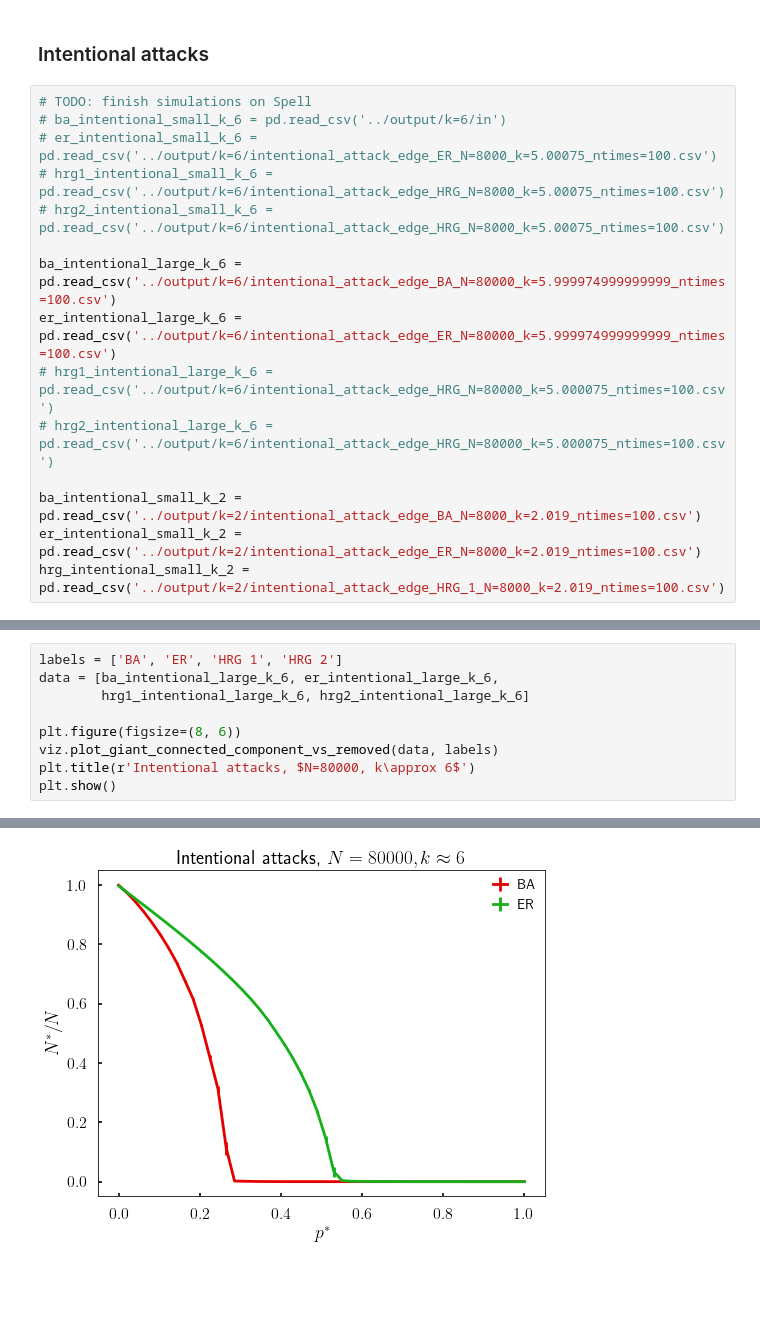
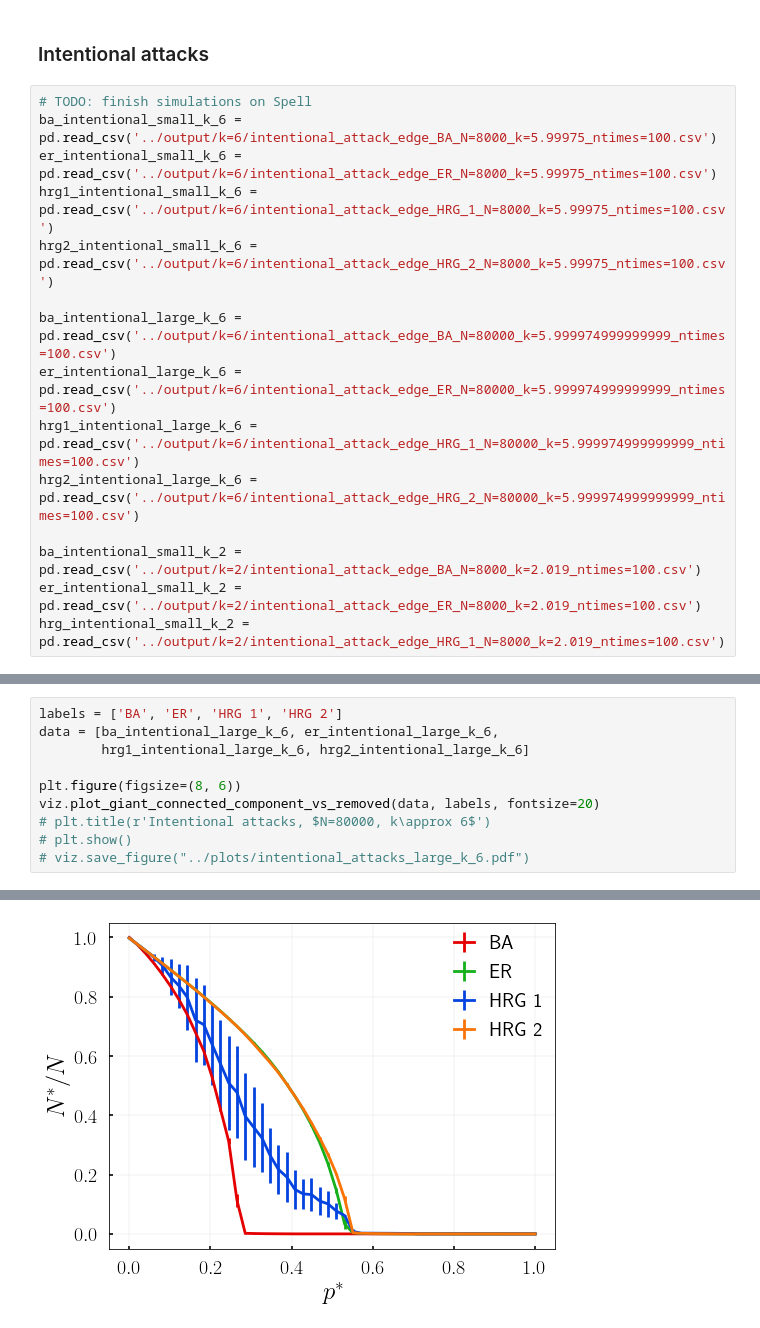
Before and after one commit to robertjankowski/attacks-on-hierarchical-networks, a Jupyter notebook: notebooks/attacks_on_hrg_results.ipynb, the cells around one changed output, grey strips where cells are left out. Drawn from its saved outputs; the diff is of its cells as text; blank space fills up the shorter version.

```diff
--- a/notebooks/attacks_on_hrg_results.ipynb
+++ b/notebooks/attacks_on_hrg_results.ipynb
@@ -102,15 +108,15 @@ plt.show()
 ### Intentional attacks
 # %%
 # TODO: finish simulations on Spell
-# ba_intentional_small_k_6 = pd.read_csv('../output/k=6/in')
-# er_intentional_small_k_6 = pd.read_csv('../output/k=6/intentional_attack_edge_ER_N=8000_k=5.00075_ntimes=100.csv')
-# hrg1_intentional_small_k_6 = pd.read_csv('../output/k=6/intentional_attack_edge_HRG_N=8000_k=5.00075_ntimes=100.csv')
-# hrg2_intentional_small_k_6 = pd.read_csv('../output/k=6/intentional_attack_edge_HRG_N=8000_k=5.00075_ntimes=100.csv')
+ba_intentional_small_k_6 = pd.read_csv('../output/k=6/intentional_attack_edge_BA_N=8000_k=5.99975_ntimes=100.csv')
+er_intentional_small_k_6 = pd.read_csv('../output/k=6/intentional_attack_edge_ER_N=8000_k=5.99975_ntimes=100.csv')
+hrg1_intentional_small_k_6 = pd.read_csv('../output/k=6/intentional_attack_edge_HRG_1_N=8000_k=5.99975_ntimes=100.csv')
+hrg2_intentional_small_k_6 = pd.read_csv('../output/k=6/intentional_attack_edge_HRG_2_N=8000_k=5.99975_ntimes=100.csv')
 
 ba_intentional_large_k_6 = pd.read_csv('../output/k=6/intentional_attack_edge_BA_N=80000_k=5.999974999999999_ntimes=100.csv')
 er_intentional_large_k_6 = pd.read_csv('../output/k=6/intentional_attack_edge_ER_N=80000_k=5.999974999999999_ntimes=100.csv')
-# hrg1_intentional_large_k_6 = pd.read_csv('../output/k=6/intentional_attack_edge_HRG_N=80000_k=5.000075_ntimes=100.csv')
-# hrg2_intentional_large_k_6 = pd.read_csv('../output/k=6/intentional_attack_edge_HRG_N=80000_k=5.000075_ntimes=100.csv')
+hrg1_intentional_large_k_6 = pd.read_csv('../output/k=6/intentional_attack_edge_HRG_1_N=80000_k=5.999974999999999_ntimes=100.csv')
+hrg2_intentional_large_k_6 = pd.read_csv('../output/k=6/intentional_attack_edge_HRG_2_N=80000_k=5.999974999999999_ntimes=100.csv')
 
 ba_intentional_small_k_2 = pd.read_csv('../output/k=2/intentional_attack_edge_BA_N=8000_k=2.019_ntimes=100.csv')
 er_intentional_small_k_2 = pd.read_csv('../output/k=2/intentional_attack_edge_ER_N=8000_k=2.019_ntimes=100.csv')
@@ -131,7 +142,8 @@ data = [ba_intentional_large_k_6, er_intentional_large_k_6,
         hrg1_intentional_large_k_6, hrg2_intentional_large_k_6]
 
 plt.figure(figsize=(8, 6))
-viz.plot_giant_connected_component_vs_removed(data, labels)
-plt.title(r'Intentional attacks, $N=80000, k\approx 6$')
-plt.show()
+viz.plot_giant_connected_component_vs_removed(data, labels, fontsize=20)
+# plt.title(r'Intentional attacks, $N=80000, k\approx 6$')
+# plt.show()
+# viz.save_figure("../plots/intentional_attacks_large_k_6.pdf")
 # %% [output]
@@ -138,2 +151,2 @@ plt.show()
-[figure, old version]
+[figure, new version]
 # %%
```
Also changed, not shown: parts of 8 cells of this notebook, 15 other files.
